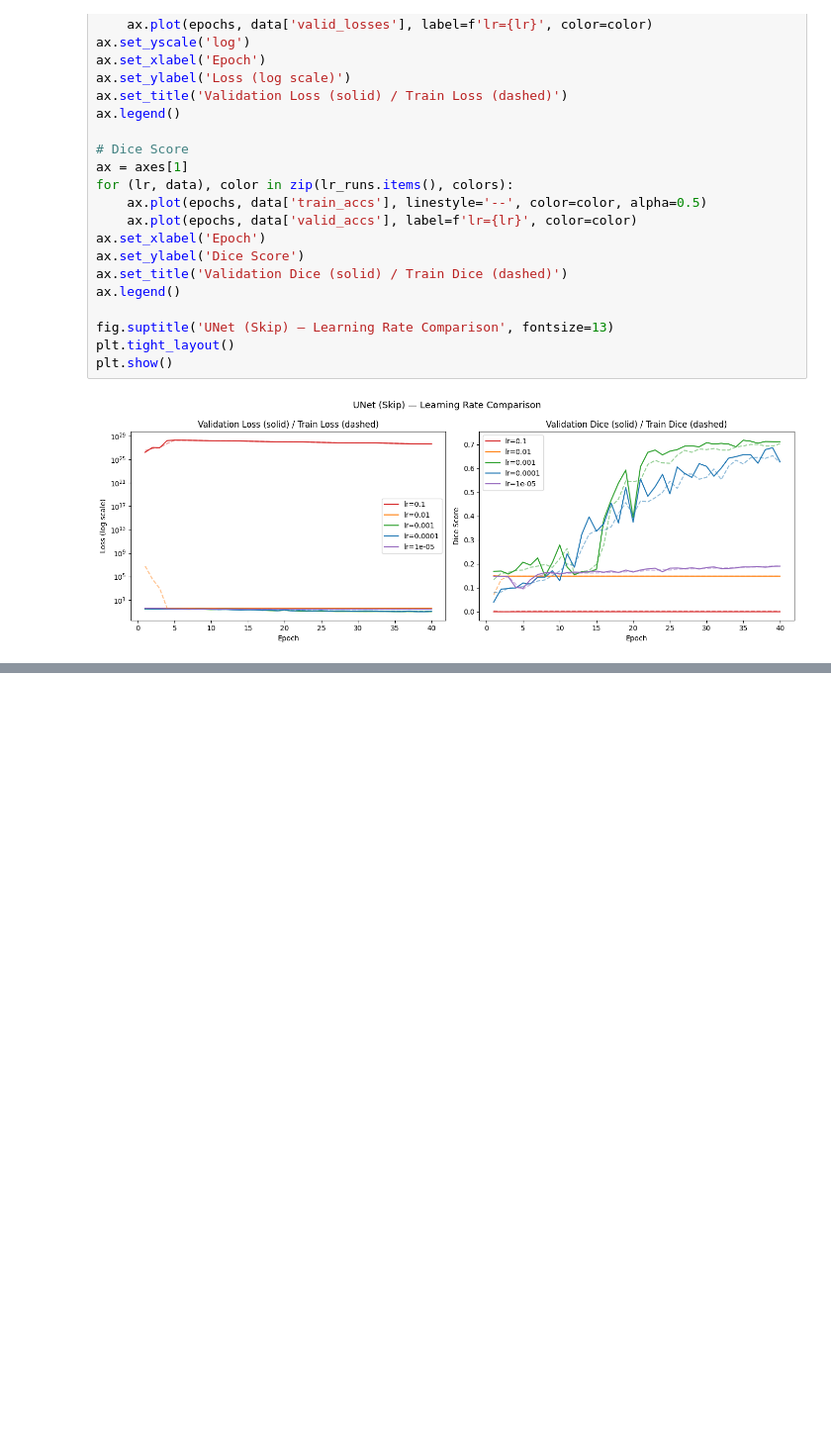
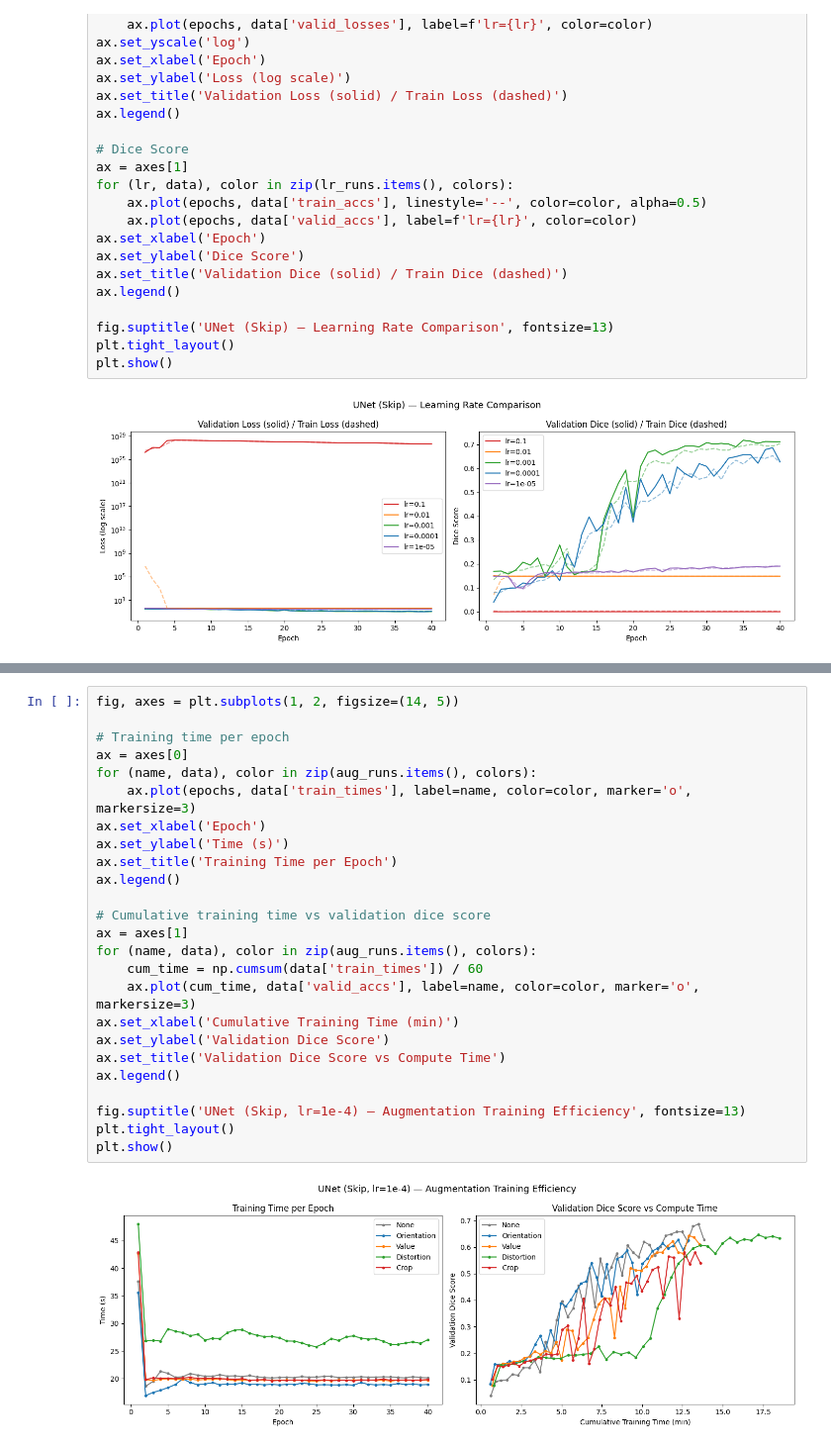
Before and after one commit to trvslhlt/ift_6135_representation_learning, a Jupyter notebook: assignments/assignment_1/wip.ipynb, the cells around one changed output, grey strips where cells are left out. Shown at 99% size. Saved outputs shown, nothing was run; the diff lists cells and outputs as text; blank space fills up the shorter version.

```diff
--- a/assignments/assignment_1/wip.ipynb
+++ b/assignments/assignment_1/wip.ipynb
@@ -404,0 +449,27 @@ plt.show()
+# %%
+fig, axes = plt.subplots(1, 2, figsize=(14, 5))
+
+# Training time per epoch
+ax = axes[0]
+for (name, data), color in zip(aug_runs.items(), colors):
+    ax.plot(epochs, data['train_times'], label=name, color=color, marker='o', markersize=3)
+ax.set_xlabel('Epoch')
+ax.set_ylabel('Time (s)')
+ax.set_title('Training Time per Epoch')
+ax.legend()
+
+# Cumulative training time vs validation dice score
+ax = axes[1]
+for (name, data), color in zip(aug_runs.items(), colors):
+    cum_time = np.cumsum(data['train_times']) / 60
+    ax.plot(cum_time, data['valid_accs'], label=name, color=color, marker='o', markersize=3)
+ax.set_xlabel('Cumulative Training Time (min)')
+ax.set_ylabel('Validation Dice Score')
+ax.set_title('Validation Dice Score vs Compute Time')
+ax.legend()
+
+fig.suptitle('UNet (Skip, lr=1e-4) — Augmentation Training Efficiency', fontsize=13)
+plt.tight_layout()
+plt.show()
+# %% [output]
+[figure, added]
```
Also changed, not shown: parts of 4 cells of this notebook, 1 other file.
